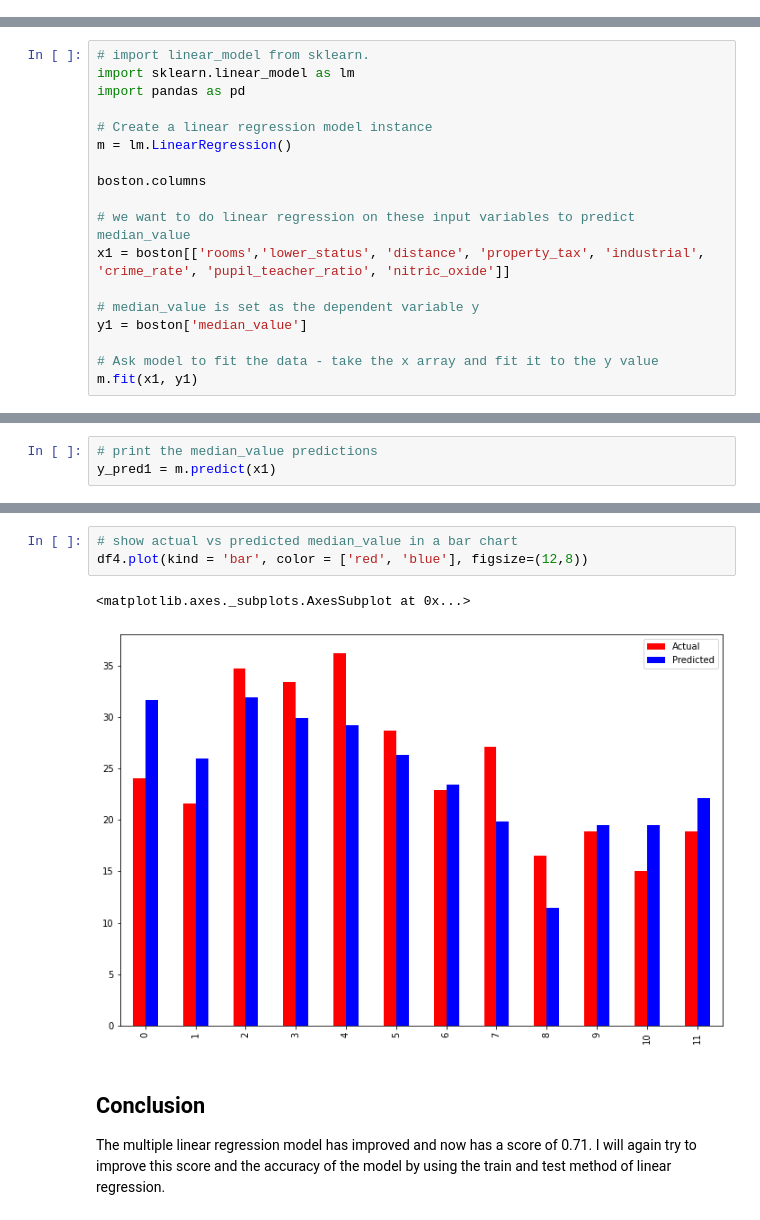
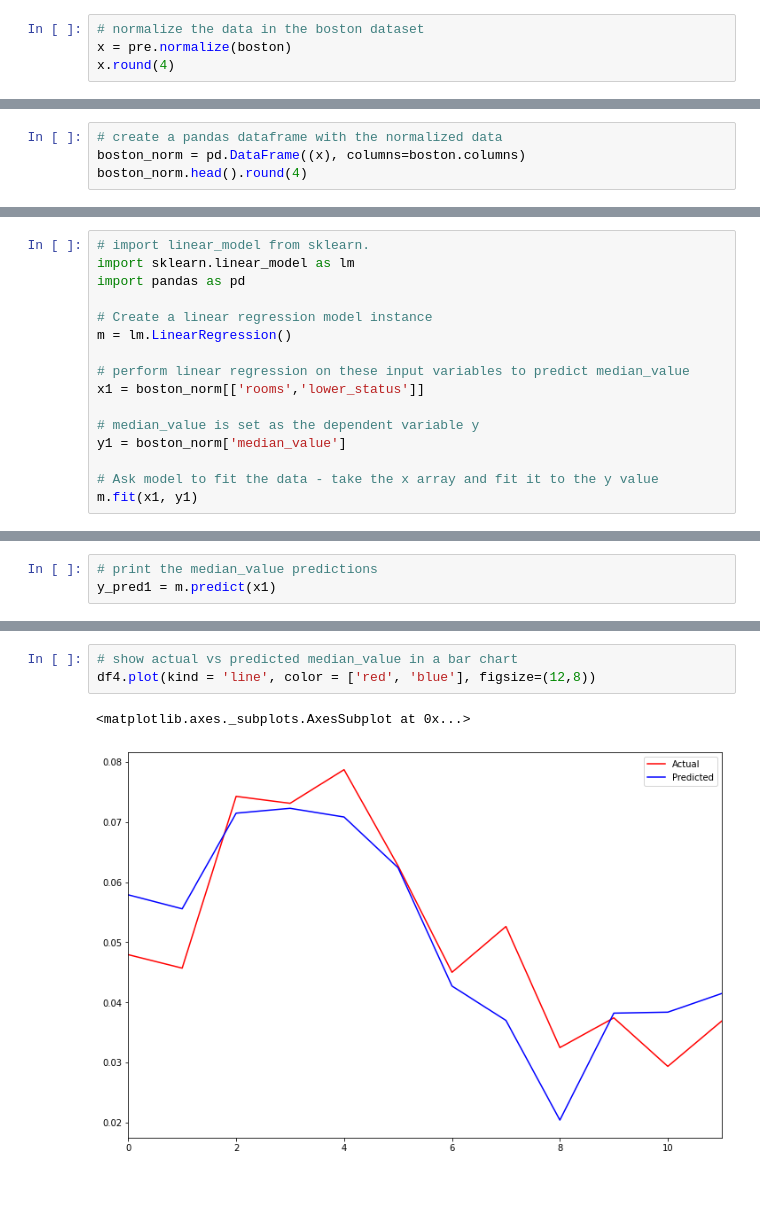
Before and after one commit to beccycole/AppliedStatisticsProject, a Jupyter notebook: Boston Housing Dataset - Linear Regression.ipynb, the cells around one changed output, grey strips where cells are left out. Cells and saved outputs as stored; diff of their text form; blank space fills up the shorter version.

```diff
--- a/Boston Housing Dataset - Linear Regression.ipynb
+++ b/Boston Housing Dataset - Linear Regression.ipynb
@@ -419,0 +406,4 @@ The steps involved for implementing multiple linear regression are:
+# %%
+# normalize the data in the boston dataset
+x = pre.normalize(boston)
+x.round(4)
@@ -419,0 +424,4 @@ The steps involved for implementing multiple linear regression are:
+# %%
+# create a pandas dataframe with the normalized data
+boston_norm = pd.DataFrame((x), columns=boston.columns)
+boston_norm.head().round(4)
@@ -518,13 +524,11 @@ import pandas as pd
 # Create a linear regression model instance
 m = lm.LinearRegression()
 
-boston.columns
-
-# we want to do linear regression on these input variables to predict median_value
-x1 = boston[['rooms','lower_status', 'distance', 'property_tax', 'industrial', 'crime_rate', 'pupil_teacher_ratio', 'nitric_oxide']]
+# perform linear regression on these input variables to predict median_value
+x1 = boston_norm[['rooms','lower_status']]
 
 # median_value is set as the dependent variable y
-y1 = boston['median_value']
+y1 = boston_norm['median_value']
 
 # Ask model to fit the data - take the x array and fit it to the y value
 m.fit(x1, y1)
@@ -571,10 +578,6 @@ df4
 # %%
 # show actual vs predicted median_value in a bar chart
-df4.plot(kind = 'bar', color = ['red', 'blue'], figsize=(12,8))
+df4.plot(kind = 'line', color = ['red', 'blue'], figsize=(12,8))
 # %% [output]
 <matplotlib.axes._subplots.AxesSubplot at 0x...>
-[figure, old version]
+[figure, new version]
-# %% [markdown]
-## Conclusion
-
-The multiple linear regression model has improved and now has a score of 0.71. I will again try to improve this score and the accuracy of the model by using the train and test method of linear regression.
```
Also changed, not shown: parts of 47 cells of this notebook.
